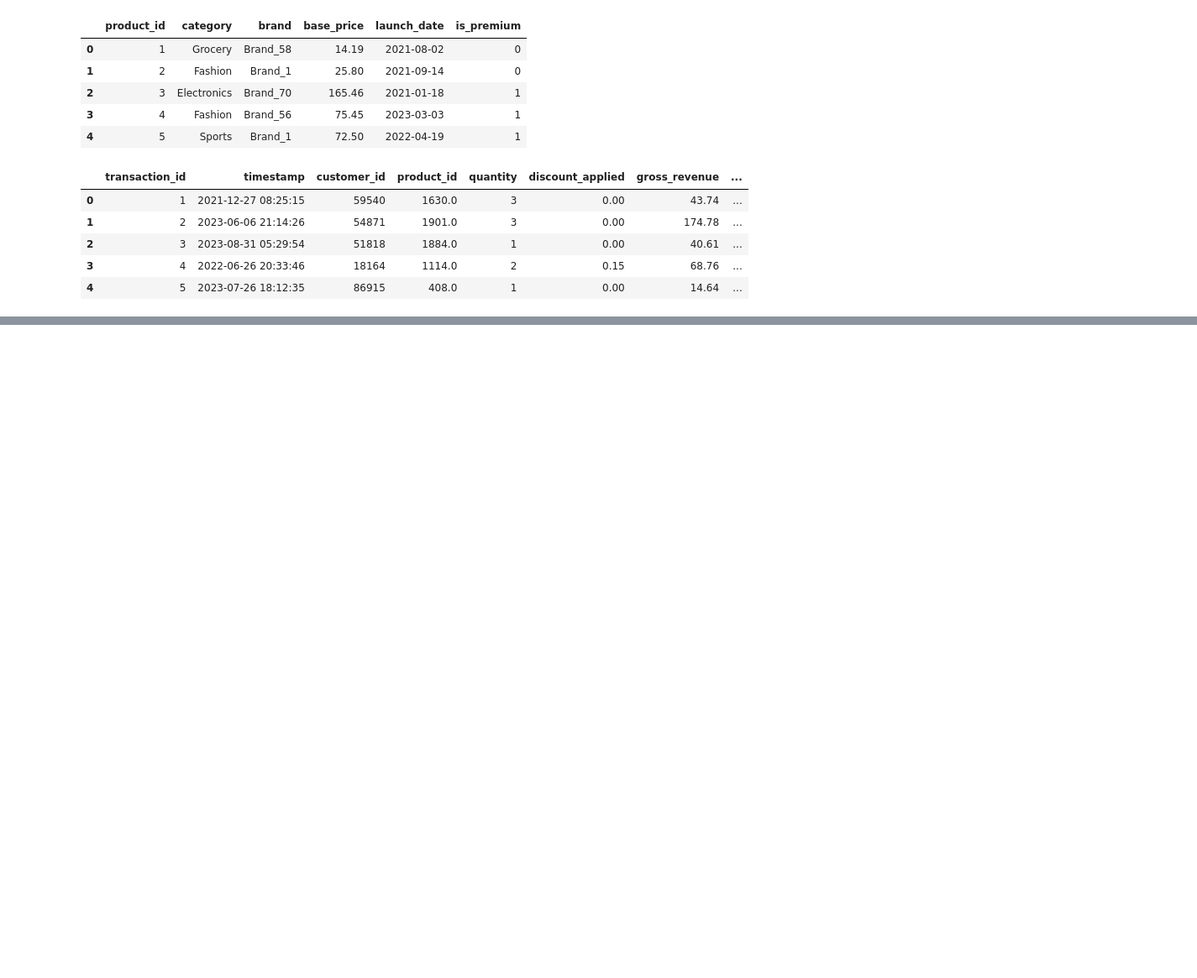
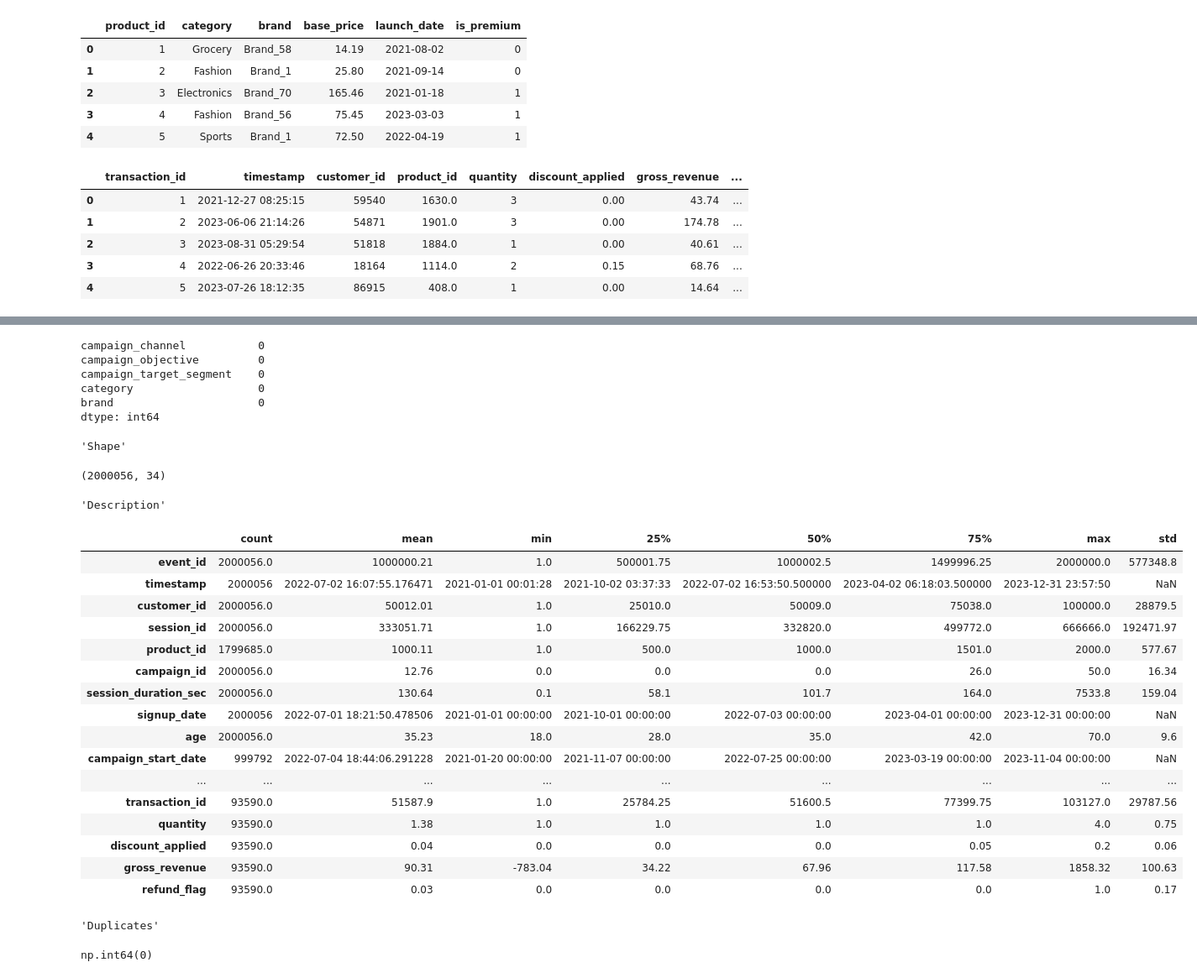
Before and after one commit to soldatkosv39-cpu/Svitlana-Soldatko, a Jupyter notebook: notebooks/01_E-Commerce Analytics.ipynb, the cells around one changed output, grey strips where cells are left out. Shown at 84% size. Cells and saved outputs as stored; diff of their text form; code cells hidden in the pictures; blank space fills up the shorter version.

```diff
--- a/notebooks/01_E-Commerce Analytics.ipynb
+++ b/notebooks/01_E-Commerce Analytics.ipynb
@@ -123,0 +286,10 @@ display(transactions.head())
+# %%
+cat_columns = [
+    'event_type', 'device_type', 'traffic_source', 'page_category',
+    'experiment_group', 'country', 'gender', 'loyalty_tier',
+    'acquisition_channel', 'campaign_channel', 'campaign_objective',
+    'campaign_target_segment', 'category', 'brand'
+]
+
+df_ss[cat_columns] = df_ss[cat_columns].astype('category')
+df_ss.dtypes
@@ -123,0 +367,50 @@ display(transactions.head())
+# %%
+print(df_ss[cat_fill].isna().sum())
+# %% [output]
+campaign_channel           0
+campaign_objective         0
+campaign_target_segment    0
+category                   0
+brand                      0
+dtype: int64
+# %%
+display(
+    "Shape",
+    df_ss.shape,
+    "Description",
+    df_ss.describe().round(2).T,
+    "Duplicates",
+    df_ss.duplicated().sum(),
+)
+
+
+pd.DataFrame(
+    {
+        "Data Types": df_ss.dtypes,
+        "Missing Values": df_ss.isnull().sum(),
+        "Unique Values": df_ss.nunique(),
+        "Sample Values": [df_ss[col].sample(3).tolist() for col in df_ss.columns]
+    })
+# %% [output]
+'Shape'
+(2000056, 34)
+'Description'
+|  | count | mean | min | 25% | 50% | 75% | max | std |
+| event_id | 2000056.0 | 1000000.21 | 1.0 | 500001.75 | 1000002.5 | 1499996.25 | 2000000.0 | 577348.8 |
+| timestamp | 2000056 | 2022-07-02 16:07:55.176471 | 2021-01-01 00:01:28 | 2021-10-02 03:37:33 | 2022-07-02 16:53:50.500000 | 2023-04-02 06:18:03.500000 | 2023-12-31 23:57:50 | NaN |
+| customer_id | 2000056.0 | 50012.01 | 1.0 | 25010.0 | 50009.0 | 75038.0 | 100000.0 | 28879.5 |
+| session_id | 2000056.0 | 333051.71 | 1.0 | 166229.75 | 332820.0 | 499772.0 | 666666.0 | 192471.97 |
+| product_id | 1799685.0 | 1000.11 | 1.0 | 500.0 | 1000.0 | 1501.0 | 2000.0 | 577.67 |
+| campaign_id | 2000056.0 | 12.76 | 0.0 | 0.0 | 0.0 | 26.0 | 50.0 | 16.34 |
+| session_duration_sec | 2000056.0 | 130.64 | 0.1 | 58.1 | 101.7 | 164.0 | 7533.8 | 159.04 |
+| signup_date | 2000056 | 2022-07-01 18:21:50.478506 | 2021-01-01 00:00:00 | 2021-10-01 00:00:00 | 2022-07-03 00:00:00 | 2023-04-01 00:00:00 | 2023-12-31 00:00:00 | NaN |
+| age | 2000056.0 | 35.23 | 18.0 | 28.0 | 35.0 | 42.0 | 70.0 | 9.6 |
+| campaign_start_date | 999792 | 2022-07-04 18:44:06.291228 | 2021-01-20 00:00:00 | 2021-11-07 00:00:00 | 2022-07-25 00:00:00 | 2023-03-19 00:00:00 | 2023-11-04 00:00:00 | NaN |
+| ... | ... | ... | ... | ... | ... | ... | ... | ... |
+| transaction_id | 93590.0 | 51587.9 | 1.0 | 25784.25 | 51600.5 | 77399.75 | 103127.0 | 29787.56 |
+| quantity | 93590.0 | 1.38 | 1.0 | 1.0 | 1.0 | 1.0 | 4.0 | 0.75 |
+| discount_applied | 93590.0 | 0.04 | 0.0 | 0.0 | 0.0 | 0.05 | 0.2 | 0.06 |
+| gross_revenue | 93590.0 | 90.31 | -783.04 | 34.22 | 67.96 | 117.58 | 1858.32 | 100.63 |
+| refund_flag | 93590.0 | 0.03 | 0.0 | 0.0 | 0.0 | 0.0 | 1.0 | 0.17 |
+'Duplicates'
+np.int64(0)
```
Also changed, not shown: parts of 17 cells of this notebook.
